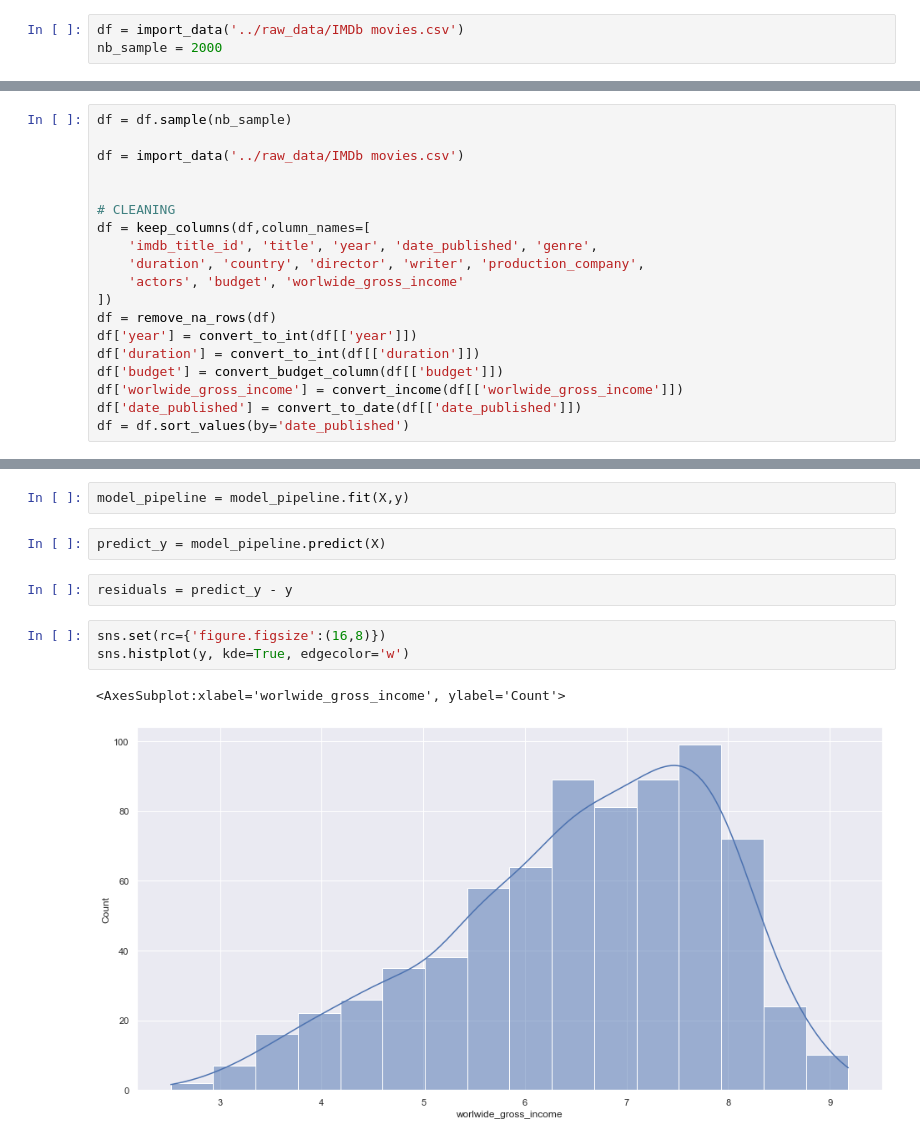
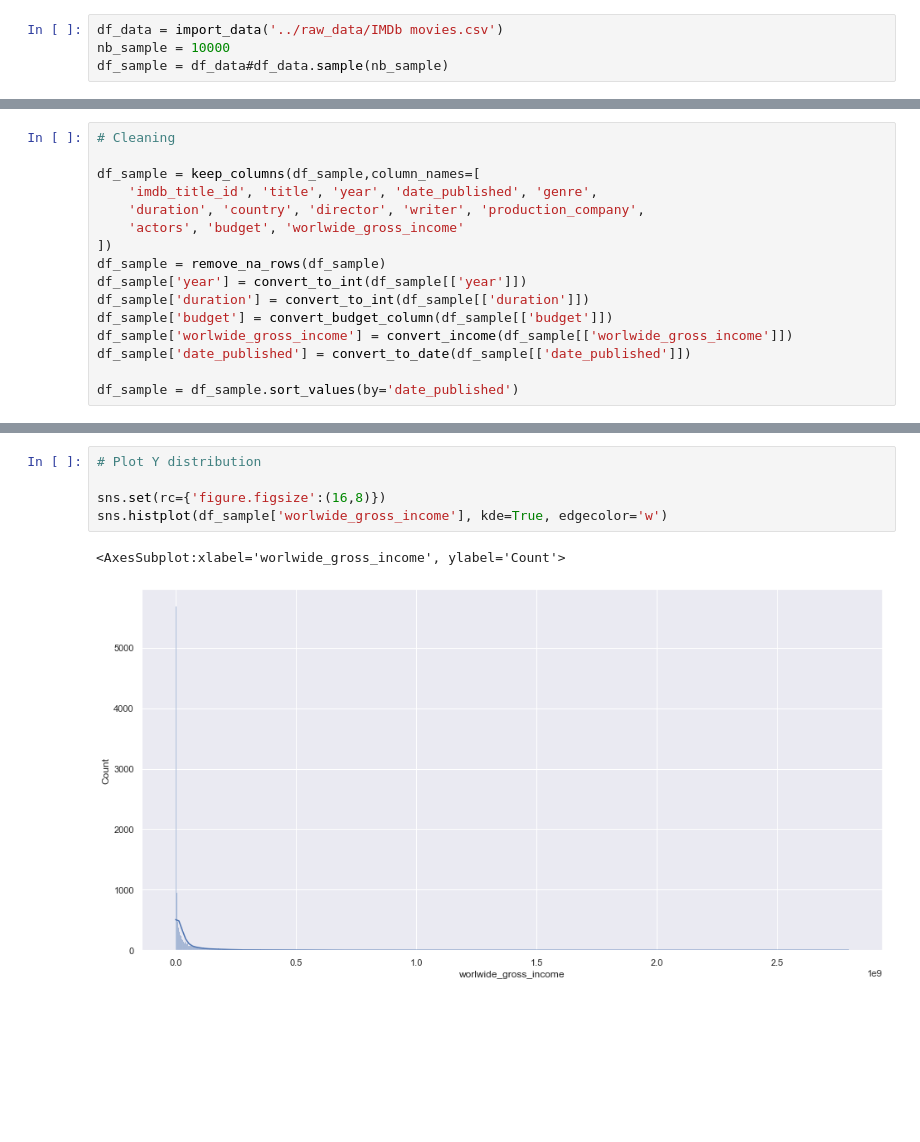
Before and after one commit to OscarTou/CinePred, a Jupyter notebook: notebooks/RM_notebook.ipynb, the cells around one changed output, grey strips where cells are left out. Saved outputs shown, nothing was run; the diff lists cells and outputs as text; blank space fills up the shorter version.

```diff
--- a/notebooks/RM_notebook.ipynb
+++ b/notebooks/RM_notebook.ipynb
@@ -37,3 +38,4 @@ The autoreload extension is already loaded. To reload it, use:
 # %%
-df = import_data('../raw_data/IMDb movies.csv')
-nb_sample = 2000
+df_data = import_data('../raw_data/IMDb movies.csv')
+nb_sample = 10000
+df_sample = df_data#df_data.sample(nb_sample)
@@ -40,19 +44,16 @@ nb_sample = 2000
 # %%
-df = df.sample(nb_sample)
+# Cleaning
 
-df = import_data('../raw_data/IMDb movies.csv')
-
-
-# CLEANING
-df = keep_columns(df,column_names=[
+df_sample = keep_columns(df_sample,column_names=[
     'imdb_title_id', 'title', 'year', 'date_published', 'genre',
     'duration', 'country', 'director', 'writer', 'production_company',
     'actors', 'budget', 'worlwide_gross_income'
 ])
-df = remove_na_rows(df)
-df['year'] = convert_to_int(df[['year']])
-df['duration'] = convert_to_int(df[['duration']])
-df['budget'] = convert_budget_column(df[['budget']])
-df['worlwide_gross_income'] = convert_income(df[['worlwide_gross_income']])
-df['date_published'] = convert_to_date(df[['date_published']])
-df = df.sort_values(by='date_published')
+df_sample = remove_na_rows(df_sample)
+df_sample['year'] = convert_to_int(df_sample[['year']])
+df_sample['duration'] = convert_to_int(df_sample[['duration']])
+df_sample['budget'] = convert_budget_column(df_sample[['budget']])
+df_sample['worlwide_gross_income'] = convert_income(df_sample[['worlwide_gross_income']])
+df_sample['date_published'] = convert_to_date(df_sample[['date_published']])
+
+df_sample = df_sample.sort_values(by='date_published')
@@ -89,12 +60,8 @@ Pipeline(steps=[('columntransformer',
-# %%
-model_pipeline = model_pipeline.fit(X,y)
-# %%
-predict_y = model_pipeline.predict(X)
-# %%
-residuals = predict_y - y
 # %%
+# Plot Y distribution
+
 sns.set(rc={'figure.figsize':(16,8)})
-sns.histplot(y, kde=True, edgecolor='w')
+sns.histplot(df_sample['worlwide_gross_income'], kde=True, edgecolor='w')
 # %% [output]
 <AxesSubplot:xlabel='worlwide_gross_income', ylabel='Count'>
-[figure, old version]
+[figure, new version]
```
Also changed, not shown: parts of 30 cells of this notebook, 2 other files.
